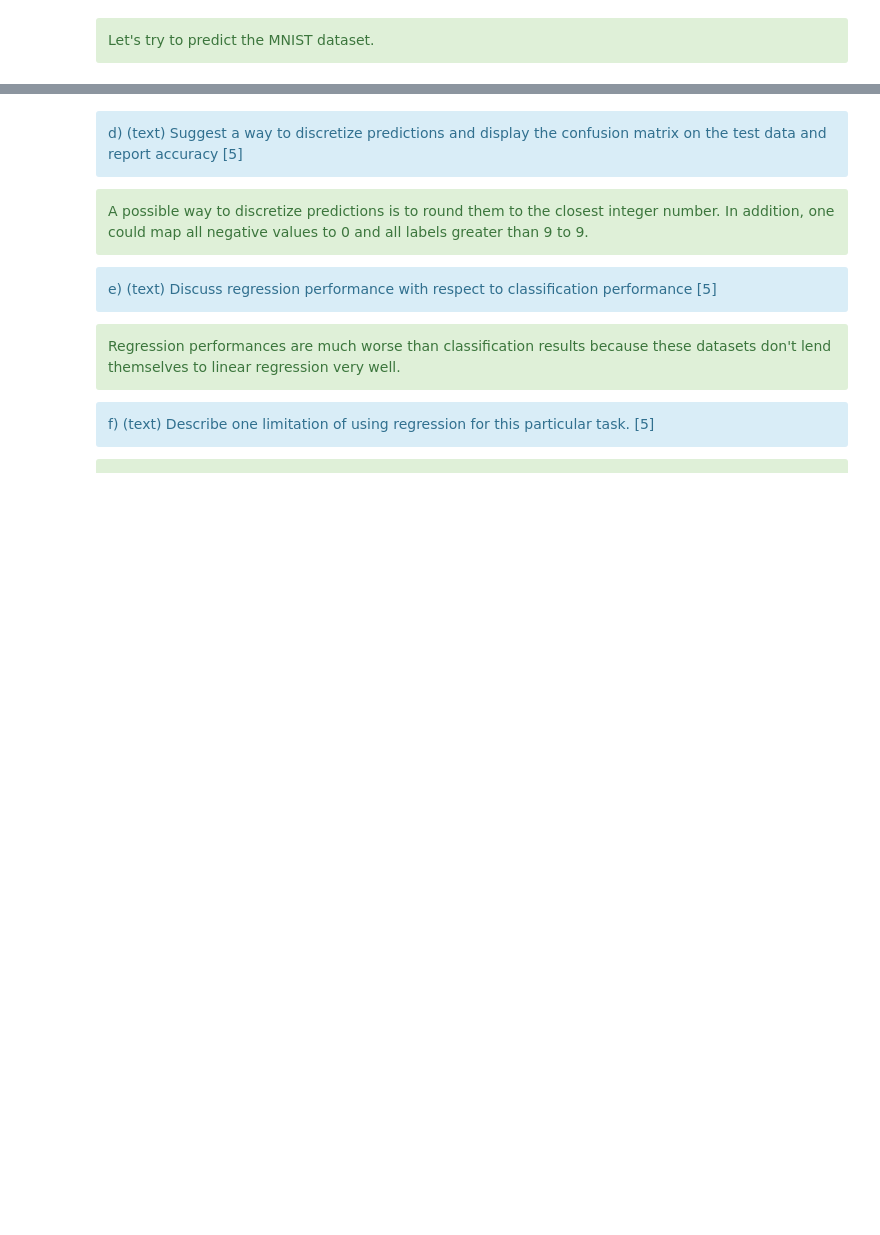
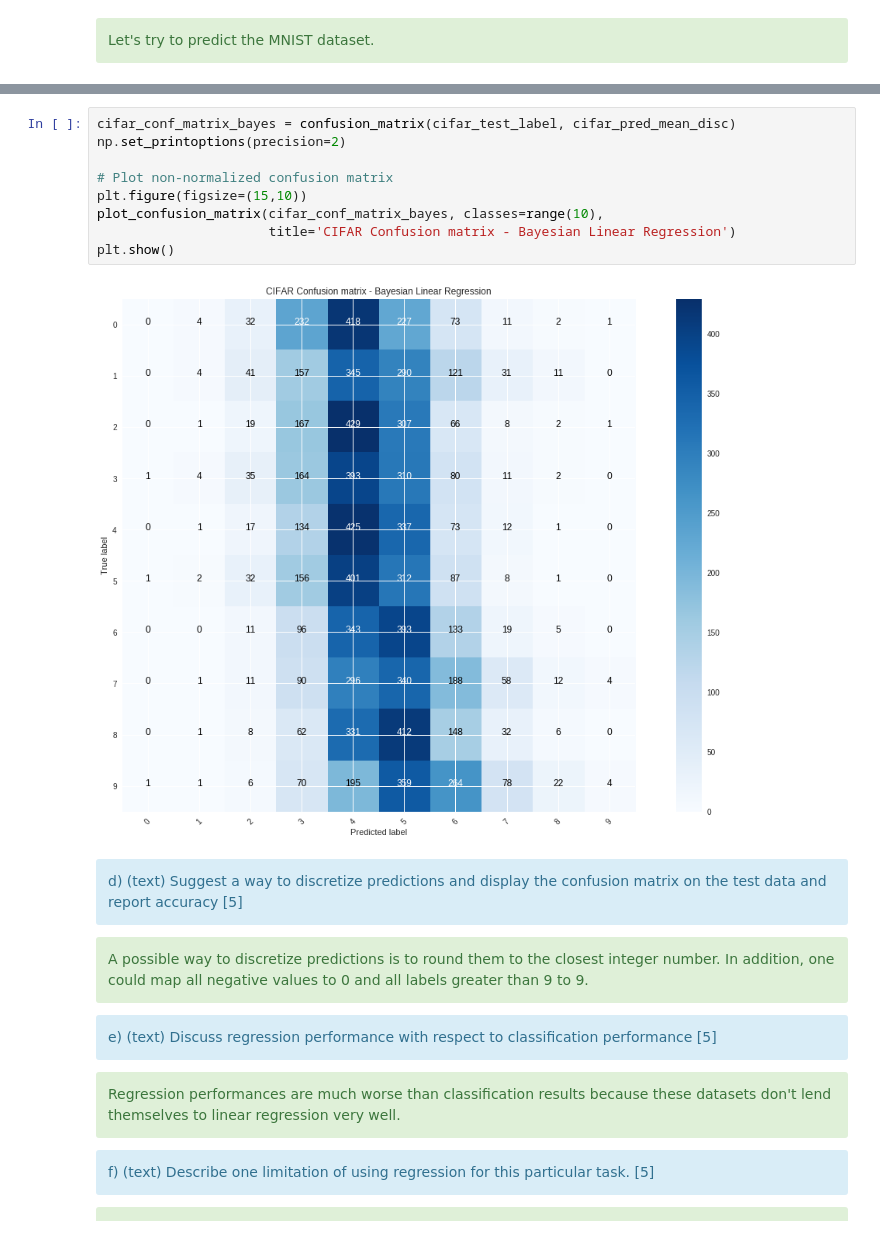
Before and after one commit to MatteoRomiti/ASI, a Jupyter notebook: ASI_AE.ipynb, the cells around one changed output, grey strips where cells are left out. Saved outputs shown, nothing was run; the diff lists cells and outputs as text; blank space fills up the shorter version.

```diff
--- a/ASI_AE.ipynb
+++ b/ASI_AE.ipynb
@@ -464,3 +518,14 @@ plt.show()
+# %%
+cifar_conf_matrix_bayes = confusion_matrix(cifar_test_label, cifar_pred_mean_disc)
+np.set_printoptions(precision=2)
+
+# Plot non-normalized confusion matrix
+plt.figure(figsize=(15,10))
+plot_confusion_matrix(cifar_conf_matrix_bayes, classes=range(10),
+                      title='CIFAR Confusion matrix - Bayesian Linear Regression')
+plt.show()
+# %% [output]
+[figure, added]
 # %% [markdown]
 <div class="alert alert-info">
 d) (text) Suggest a way to discretize predictions and display the confusion matrix on the
```
Also changed, not shown: parts of 17 cells of this notebook.
